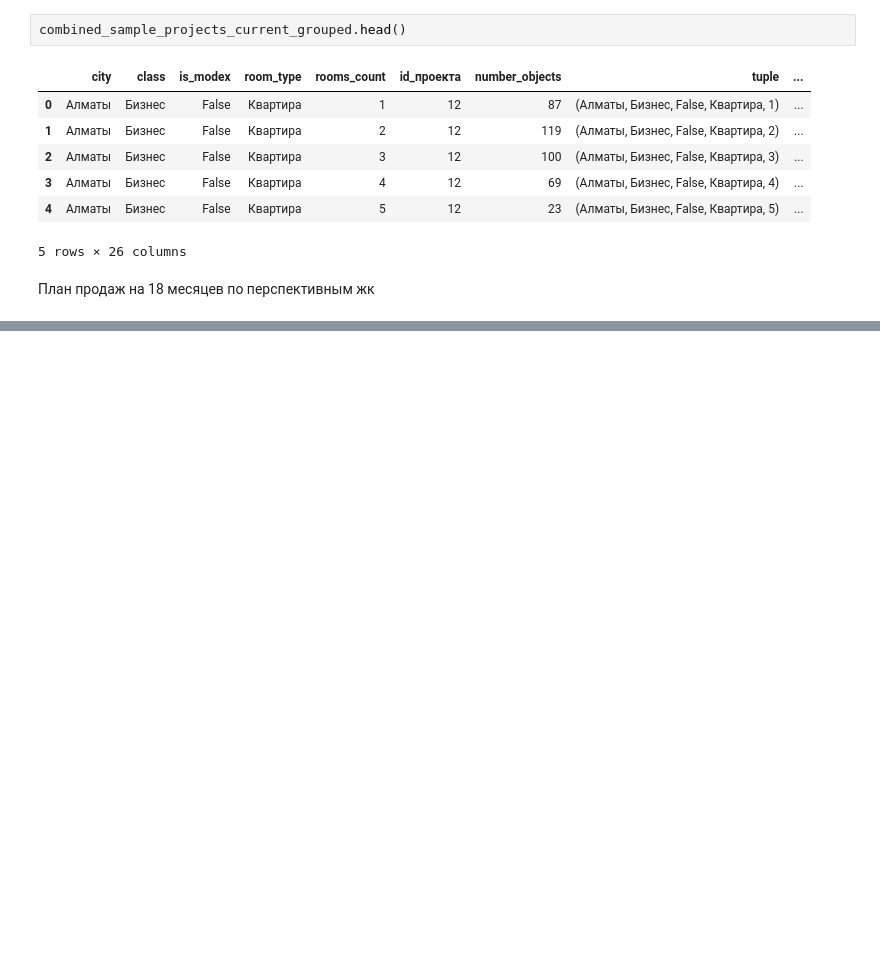
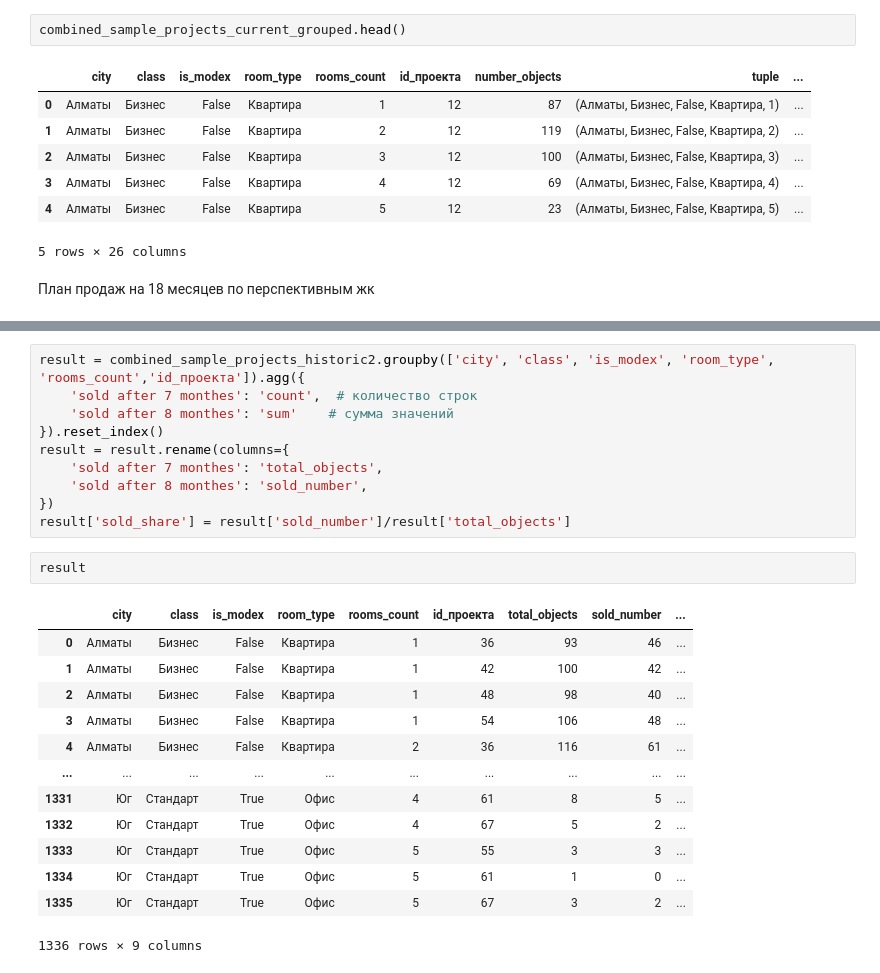
Before and after one commit to anuar1302/predicting_flats_sales, a Jupyter notebook: take_home.ipynb, the cells around one changed output, grey strips where cells are left out. Drawn from its saved outputs; the diff is of its cells as text; blank space fills up the shorter version.

```diff
--- a/take_home.ipynb
+++ b/take_home.ipynb
@@ -599,0 +648,26 @@ combined_sample_projects_current_grouped.head()
+# %%
+result = combined_sample_projects_historic2.groupby(['city', 'class', 'is_modex', 'room_type', 'rooms_count','id_проекта']).agg({
+    'sold after 7 monthes': 'count',  # количество строк
+    'sold after 8 monthes': 'sum'    # сумма значений
+}).reset_index()
+result = result.rename(columns={
+    'sold after 7 monthes': 'total_objects',
+    'sold after 8 monthes': 'sold_number',
+})
+result['sold_share'] = result['sold_number']/result['total_objects']
+# %%
+result
+# %% [output]
+|  | city | class | is_modex | room_type | rooms_count | id_проекта | total_objects | sold_number | ... |
+| 0 | Алматы | Бизнес | False | Квартира | 1 | 36 | 93 | 46 | ... |
+| 1 | Алматы | Бизнес | False | Квартира | 1 | 42 | 100 | 42 | ... |
+| 2 | Алматы | Бизнес | False | Квартира | 1 | 48 | 98 | 40 | ... |
+| 3 | Алматы | Бизнес | False | Квартира | 1 | 54 | 106 | 48 | ... |
+| 4 | Алматы | Бизнес | False | Квартира | 2 | 36 | 116 | 61 | ... |
+| ... | ... | ... | ... | ... | ... | ... | ... | ... | ... |
+| 1331 | Юг | Стандарт | True | Офис | 4 | 61 | 8 | 5 | ... |
+| 1332 | Юг | Стандарт | True | Офис | 4 | 67 | 5 | 2 | ... |
+| 1333 | Юг | Стандарт | True | Офис | 5 | 55 | 3 | 3 | ... |
+| 1334 | Юг | Стандарт | True | Офис | 5 | 61 | 1 | 0 | ... |
+| 1335 | Юг | Стандарт | True | Офис | 5 | 67 | 3 | 2 | ... |
+1336 rows × 9 columns
```
Also changed, not shown: parts of 4 cells of this notebook.
